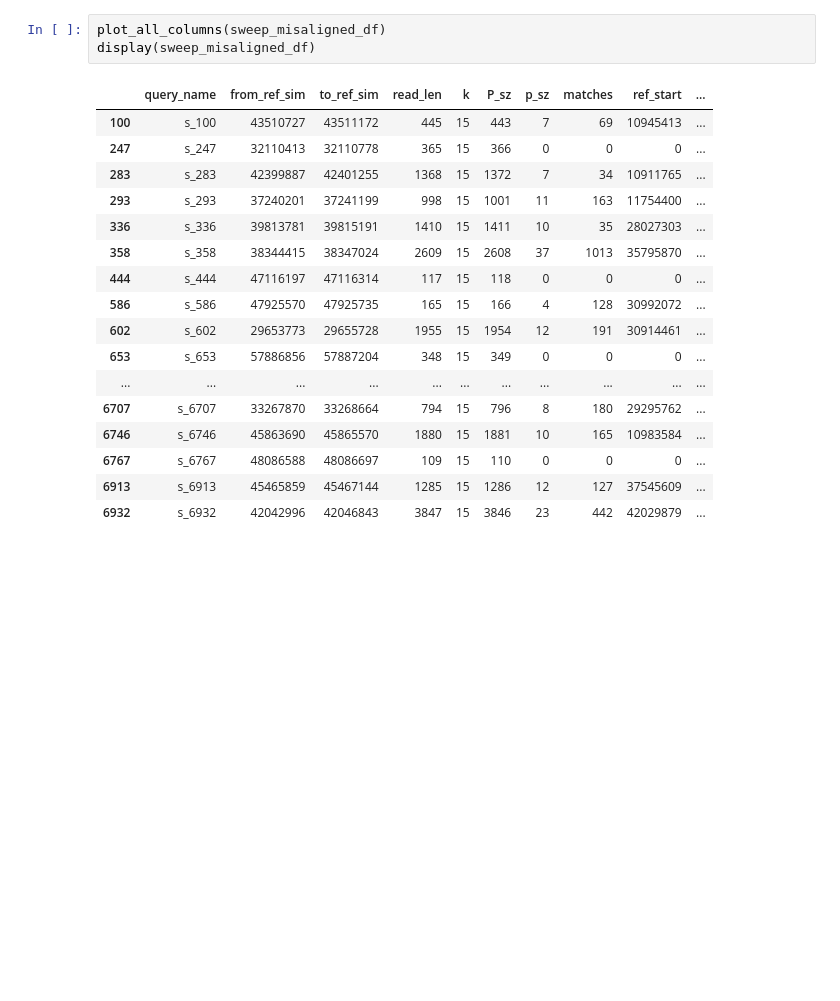
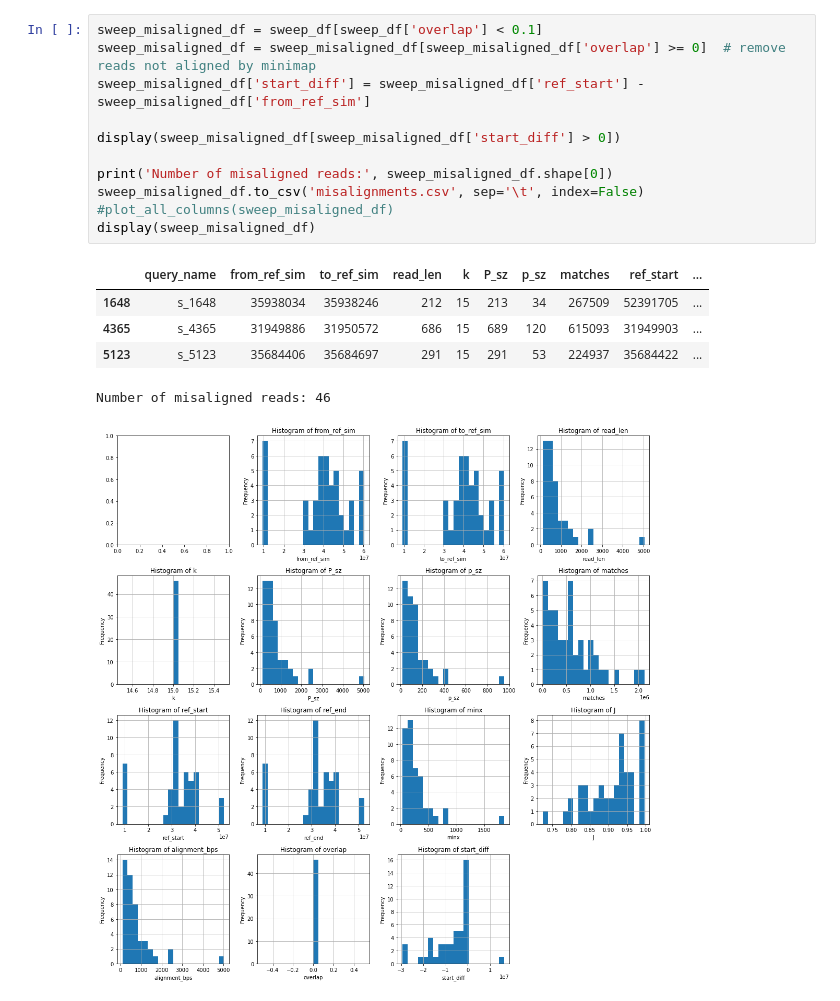
Before and after one commit to pesho-ivanov/shmap, a Jupyter notebook: Evals.ipynb, the cells around one changed output. Drawn from its saved outputs; the diff is of its cells as text; blank space fills up the shorter version.

```diff
--- a/Evals.ipynb
+++ b/Evals.ipynb
@@ -70,21 +50,18 @@ sweep_misaligned_df.to_csv('misalignments.csv', sep='\t', index=False)
-# %%
-plot_all_columns(sweep_misaligned_df)
-display(sweep_misaligned_df)
-# %% [output]
-|  | query_name | from_ref_sim | to_ref_sim | read_len | k | P_sz | p_sz | matches | ref_start | ... |
-| 100 | s_100 | 43510727 | 43511172 | 445 | 15 | 443 | 7 | 69 | 10945413 | ... |
-| 247 | s_247 | 32110413 | 32110778 | 365 | 15 | 366 | 0 | 0 | 0 | ... |
-| 283 | s_283 | 42399887 | 42401255 | 1368 | 15 | 1372 | 7 | 34 | 10911765 | ... |
-| 293 | s_293 | 37240201 | 37241199 | 998 | 15 | 1001 | 11 | 163 | 11754400 | ... |
-| 336 | s_336 | 39813781 | 39815191 | 1410 | 15 | 1411 | 10 | 35 | 28027303 | ... |
-| 358 | s_358 | 38344415 | 38347024 | 2609 | 15 | 2608 | 37 | 1013 | 35795870 | ... |
-| 444 | s_444 | 47116197 | 47116314 | 117 | 15 | 118 | 0 | 0 | 0 | ... |
-| 586 | s_586 | 47925570 | 47925735 | 165 | 15 | 166 | 4 | 128 | 30992072 | ... |
-| 602 | s_602 | 29653773 | 29655728 | 1955 | 15 | 1954 | 12 | 191 | 30914461 | ... |
-| 653 | s_653 | 57886856 | 57887204 | 348 | 15 | 349 | 0 | 0 | 0 | ... |
-| ... | ... | ... | ... | ... | ... | ... | ... | ... | ... | ... |
-| 6707 | s_6707 | 33267870 | 33268664 | 794 | 15 | 796 | 8 | 180 | 29295762 | ... |
-| 6746 | s_6746 | 45863690 | 45865570 | 1880 | 15 | 1881 | 10 | 165 | 10983584 | ... |
-| 6767 | s_6767 | 48086588 | 48086697 | 109 | 15 | 110 | 0 | 0 | 0 | ... |
-| 6913 | s_6913 | 45465859 | 45467144 | 1285 | 15 | 1286 | 12 | 127 | 37545609 | ... |
-| 6932 | s_6932 | 42042996 | 42046843 | 3847 | 15 | 3846 | 23 | 442 | 42029879 | ... |
+# %%
+sweep_misaligned_df = sweep_df[sweep_df['overlap'] < 0.1]
+sweep_misaligned_df = sweep_misaligned_df[sweep_misaligned_df['overlap'] >= 0]  # remove reads not aligned by minimap
+sweep_misaligned_df['start_diff'] = sweep_misaligned_df['ref_start'] - sweep_misaligned_df['from_ref_sim']
+
+display(sweep_misaligned_df[sweep_misaligned_df['start_diff'] > 0])
+
+print('Number of misaligned reads:', sweep_misaligned_df.shape[0])
+sweep_misaligned_df.to_csv('misalignments.csv', sep='\t', index=False)
+#plot_all_columns(sweep_misaligned_df)
+display(sweep_misaligned_df)
+# %% [output]
+|  | query_name | from_ref_sim | to_ref_sim | read_len | k | P_sz | p_sz | matches | ref_start | ... |
+| 1648 | s_1648 | 35938034 | 35938246 | 212 | 15 | 213 | 34 | 267509 | 52391705 | ... |
+| 4365 | s_4365 | 31949886 | 31950572 | 686 | 15 | 689 | 120 | 615093 | 31949903 | ... |
+| 5123 | s_5123 | 35684406 | 35684697 | 291 | 15 | 291 | 53 | 224937 | 35684422 | ... |
+Number of misaligned reads: 46
+[figure, added]
```
Also changed, not shown: parts of 5 cells of this notebook, 1 other file.
